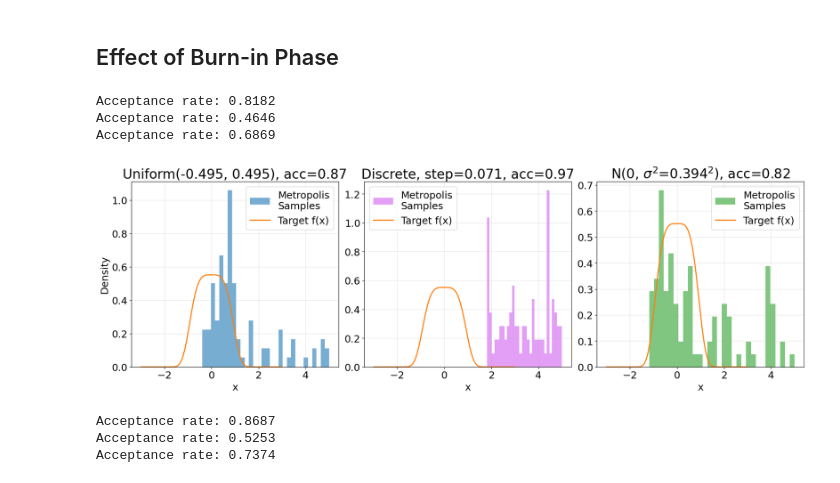
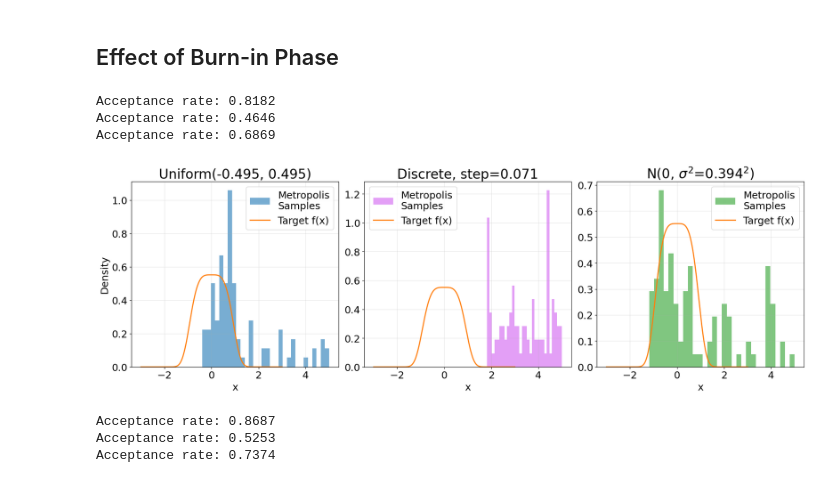
Before and after one commit to wakeupat4am/MATH4010--Advanced-Prob-Stat----Final-Project, a Jupyter notebook: Problem & Visualization/Problem 2/Problem_2.ipynb, the cells around one changed output. Cells and saved outputs as stored; diff of their text form; code cells hidden in the pictures.

Commit message:
Finalize

```diff
--- a/Problem & Visualization/Problem 2/Problem_2.ipynb
+++ b/Problem & Visualization/Problem 2/Problem_2.ipynb
@@ -1660,43 +1614,38 @@ ax[2].plot(x_vals,
            label="Target f(x)")
 
 ax[2].set_title(
-    f"Normal(0, {final_table.loc["Normal"]["Step Size"]}), Acceptance Rate={final_table.loc["Normal"]["Acceptance Rate"]:.2f}",
+    f"Normal(0, {final_table.loc["Normal"]["Step Size"]})",
     fontsize=TITLE_SIZE
 )
 
 ax[2].set_xlabel("x", fontsize=LABEL_SIZE)
 
 ax[2].tick_params(axis='both', labelsize=TICK_SIZE)
 
 ax[2].grid(True, alpha=0.3)
 
 ax[2].legend(fontsize=LEGEND_SIZE)
 for idx, proposal in enumerate(["Uniform", "Discrete", "Normal"]):
     step = final_table.loc[proposal, "Step Size"]
     acc = final_table.loc[proposal, "Acceptance Rate"]
     if proposal == "Uniform":
-        title = f"Uniform(-{step:.3f}, {step:.3f}), acc={acc:.2f}"
+        title = f"Uniform(-{step:.3f}, {step:.3f})"
     elif proposal == "Discrete":
-        title = f"Discrete, step={step:.3f}, acc={acc:.2f}"
+        title = f"Discrete, step={step:.3f}"
     else:
-        title = f"N(0, $\sigma^2$=${step:.3f}^2$), acc={acc:.2f}"
+        title = f"N(0, $\sigma^2$=${step:.3f}^2$)"
     ax[idx].set_title(title, fontsize=TITLE_SIZE)
 # Better spacing
 plt.tight_layout()
 
 # High quality export
-plt.savefig(
-    "../../Figures/burn_in_evidence_2e.png",
-    dpi=300,
-    bbox_inches="tight"
-)
 
 plt.show()
 # %% [output]
 Acceptance rate: 0.8182
 Acceptance rate: 0.4646
 Acceptance rate: 0.6869
-[figure, old version]
+[figure, new version]
 # %%
 N_BURN = 100
 INITIAL_X_BURN = 5
```
Also changed, not shown: parts of 19 cells of this notebook, 29 other files.
